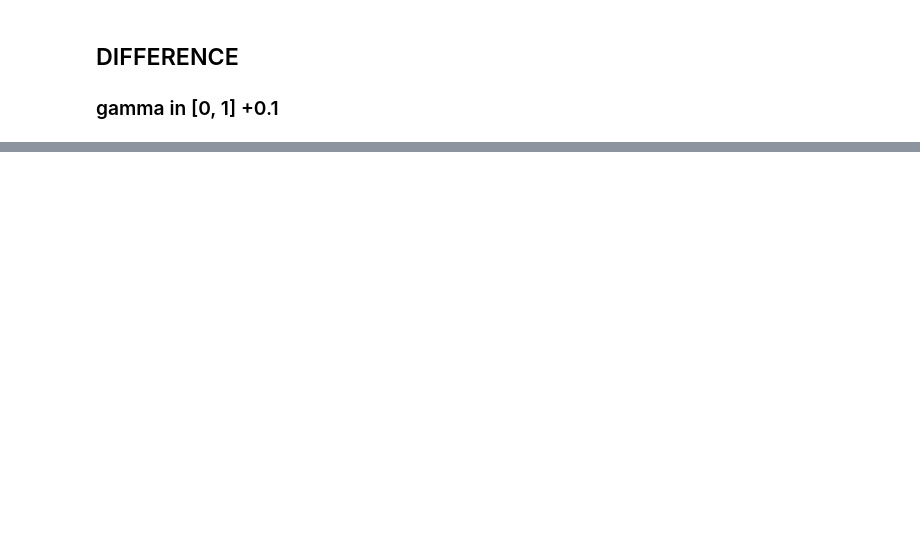
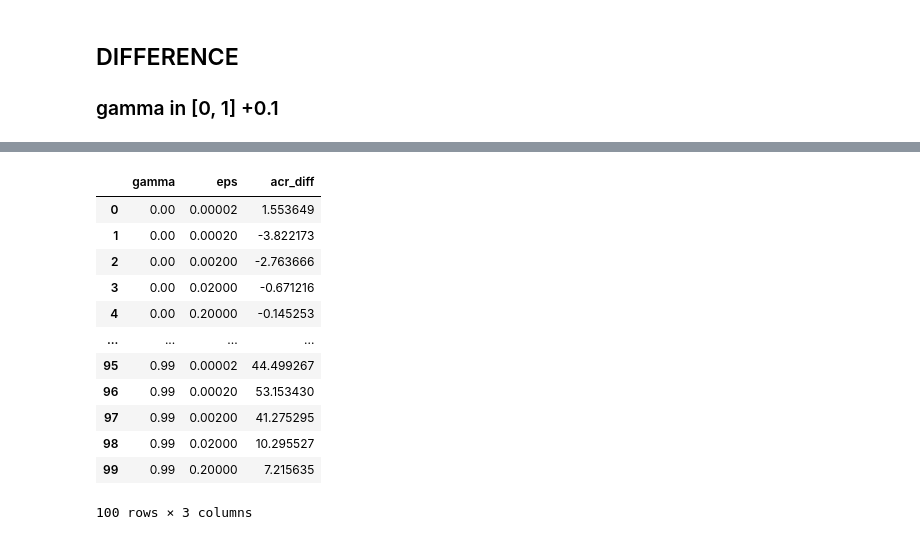
Before and after one commit to cfonsecahenrique/SNARE, a Jupyter notebook: EB NORMS on Errors.ipynb, the cells around one changed output, grey strips where cells are left out. Drawn from its saved outputs; the diff is of its cells as text; code cells hidden in the pictures; blank space fills up the shorter version.

```diff
--- a/EB NORMS on Errors.ipynb
+++ b/EB NORMS on Errors.ipynb
@@ -243,0 +245,20 @@ heatmap + text
+# %%
+chi_df, c = heatmap("chi")
+alpha_df, c = heatmap("alpha")
+eps_df, c = heatmap("eps")
+# %%
+eps_df
+# %% [output]
+|  | gamma | eps | acr_diff |
+| 0 | 0.00 | 0.00002 | 1.553649 |
+| 1 | 0.00 | 0.00020 | -3.822173 |
+| 2 | 0.00 | 0.00200 | -2.763666 |
+| 3 | 0.00 | 0.02000 | -0.671216 |
+| 4 | 0.00 | 0.20000 | -0.145253 |
+| ... | ... | ... | ... |
+| 95 | 0.99 | 0.00002 | 44.499267 |
+| 96 | 0.99 | 0.00020 | 53.153430 |
+| 97 | 0.99 | 0.00200 | 41.275295 |
+| 98 | 0.99 | 0.02000 | 10.295527 |
+| 99 | 0.99 | 0.20000 | 7.215635 |
+100 rows × 3 columns
```
Also changed, not shown: parts of 15 cells of this notebook, 2 other files.
